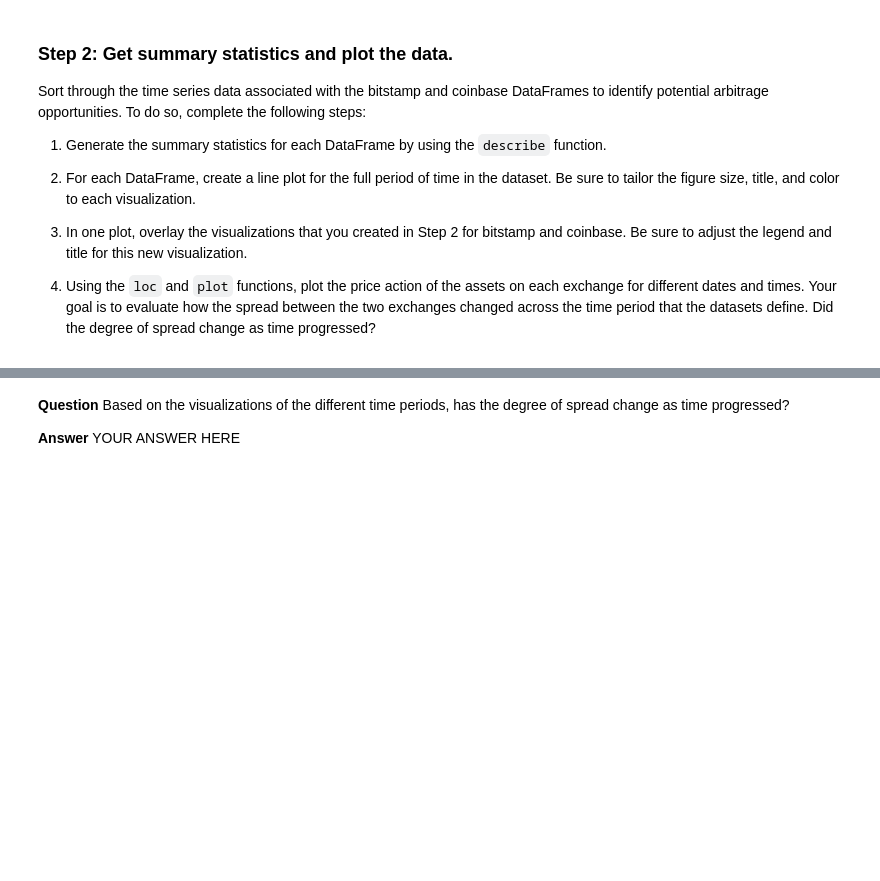
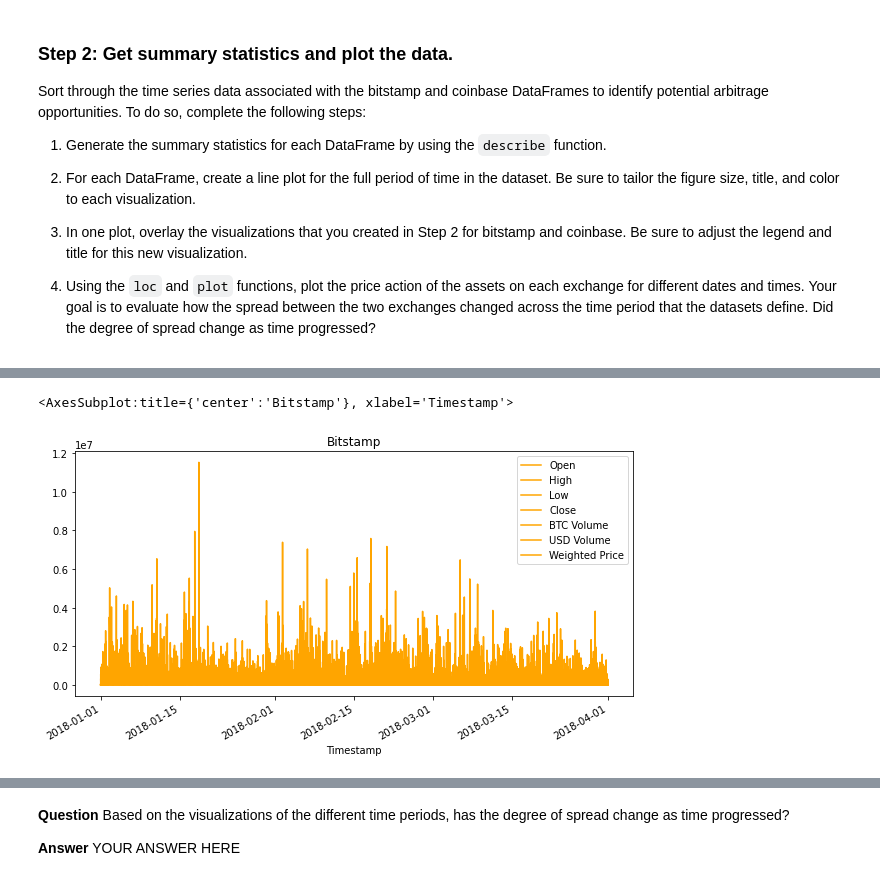
Before and after one commit to toniahurst/FinTech_Module_3_Challenge, a Jupyter notebook: crypto_arbitrage.ipynb, the cells around one changed output, grey strips where cells are left out. Drawn from its saved outputs; the diff is of its cells as text; code cells hidden in the pictures; blank space fills up the shorter version.

```diff
--- a/crypto_arbitrage.ipynb
+++ b/crypto_arbitrage.ipynb
@@ -60,6 +67,10 @@ FileNotFoundError: [Errno 2] No such file or directory: '../Resources/bitstamp.c
 # The CSV file is located in the Resources folder.
 # Set the index to the column "Timestamp"
 # Set the parse_dates and infer_datetime_format parameters
-coinbase = # YOUR CODE HERE
+coinbase = pd.read_csv(
+    Path('./Resources/coinbase.csv'),
+    index_col="Timestamp",
+    parse_dates=True,
+    infer_datetime_format=True)
 # %%
 # Use the head (and/or tail) function to confirm that the data was imported properly.
@@ -105,0 +161,7 @@ To prepare and clean your data for analysis, complete the following steps:
+# %%
+# Repeat Steps 1–4 for the coinbase DataFrame
+coinbase.dropna()
+coinbase["Close"] = coinbase["Close"].str.replace("$", "", regex=True)
+coinbase["Close"] = coinbase["Close"].astype("float")
+coinbase.dtypes
+coinbase.duplicated()
@@ -160,7 +275,10 @@ Sort through the time series data associated with the bitstamp and coinbase Data
 # %%
 # Create a line plot for the coinbase DataFrame for the full length of time in the dataset
 # Be sure that the figure size, title, and color are tailored to each visualization
-# YOUR CODE HERE
+coinbase.plot(figsize=(10, 5), title="Bitstamp", color="orange")
+# %% [output]
+<AxesSubplot:title={'center':'Bitstamp'}, xlabel='Timestamp'>
+[figure, added]
 # %%
 # Overlay the visualizations for the bitstamp and coinbase DataFrames in one plot
 # The plot should visualize the prices over the full lenth of the dataset
```
Also changed, not shown: parts of 16 cells of this notebook.
